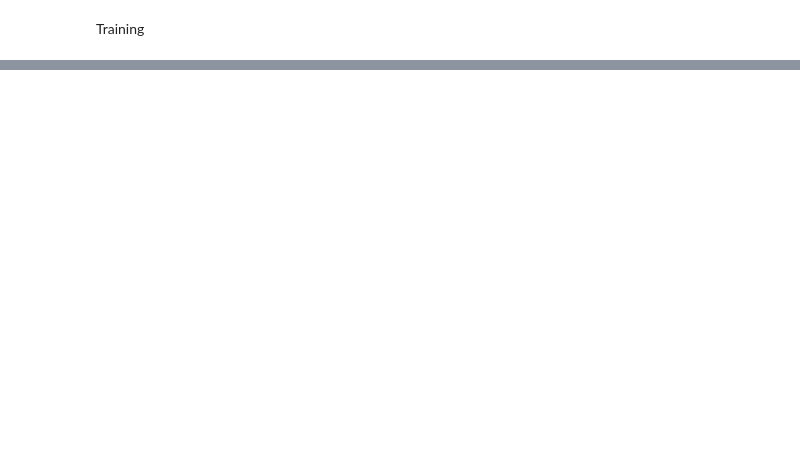
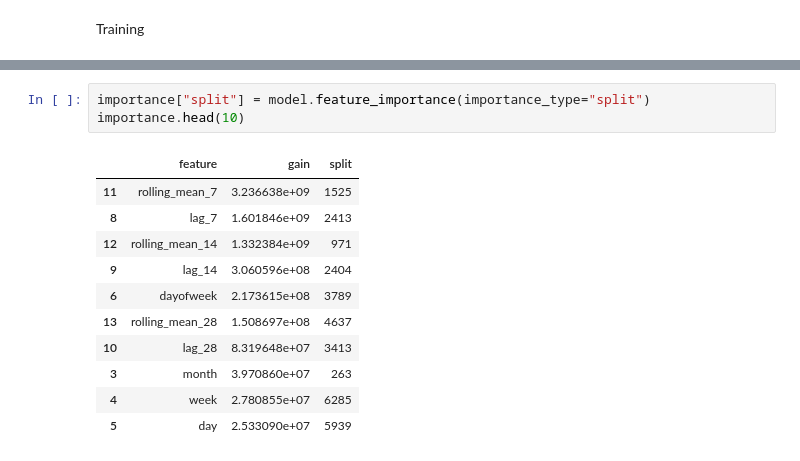
Before and after one commit to RifqiCah/demand-forecasting-mlops, a Jupyter notebook: notebooks/03_modeling.ipynb, the cells around one changed output, grey strips where cells are left out. Cells and saved outputs as stored; diff of their text form; blank space fills up the shorter version.

```diff
--- a/notebooks/03_modeling.ipynb
+++ b/notebooks/03_modeling.ipynb
@@ -157,0 +171,15 @@ Feature importance analysis shows that historical rolling averages and short-ter
+# %%
+importance["split"] = model.feature_importance(importance_type="split")
+importance.head(10)
+# %% [output]
+|  | feature | gain | split |
+| 11 | rolling_mean_7 | 3.236638e+09 | 1525 |
+| 8 | lag_7 | 1.601846e+09 | 2413 |
+| 12 | rolling_mean_14 | 1.332384e+09 | 971 |
+| 9 | lag_14 | 3.060596e+08 | 2404 |
+| 6 | dayofweek | 2.173615e+08 | 3789 |
+| 13 | rolling_mean_28 | 1.508697e+08 | 4637 |
+| 10 | lag_28 | 8.319648e+07 | 3413 |
+| 3 | month | 3.970860e+07 | 263 |
+| 4 | week | 2.780855e+07 | 6285 |
+| 5 | day | 2.533090e+07 | 5939 |
```
Also changed, not shown: parts of 24 cells of this notebook, 10 other files.
